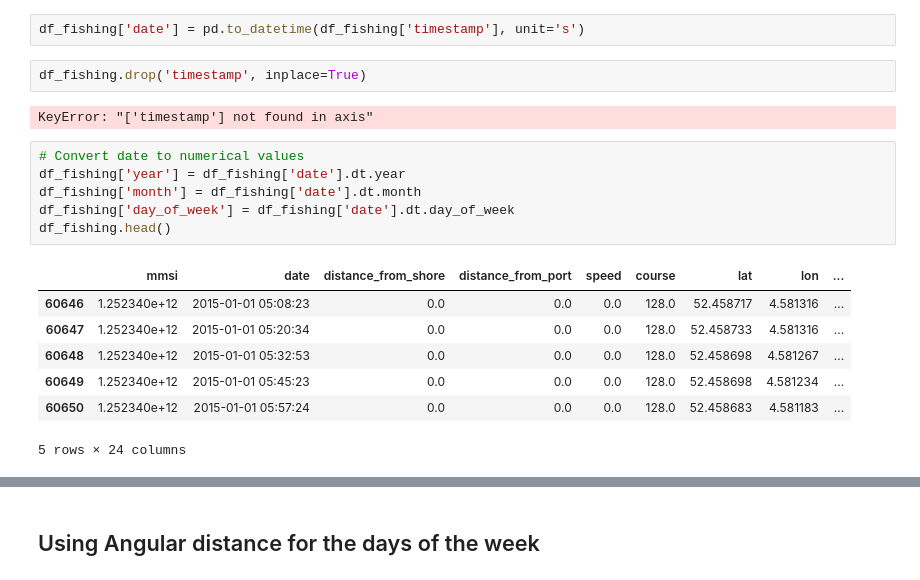
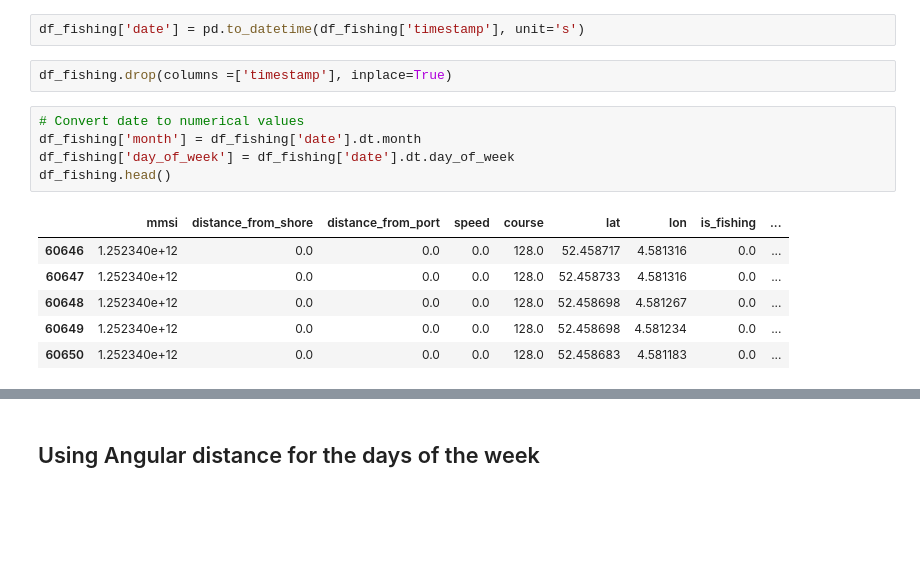
Before and after one commit to DukeDucray/fishing_classification, a Jupyter notebook: notebook/classification.ipynb, the cells around one changed output, grey strips where cells are left out. Cells and saved outputs as stored; diff of their text form; blank space fills up the shorter version.

Commit message:
Clean up classification fishing

```diff
--- a/notebook/classification.ipynb
+++ b/notebook/classification.ipynb
@@ -110,20 +110,16 @@ df_fishing.head()
 # %%
 df_fishing['date'] = pd.to_datetime(df_fishing['timestamp'], unit='s')
 # %%
-df_fishing.drop('timestamp', inplace=True)
+df_fishing.drop(columns =['timestamp'], inplace=True)
-# %% [output]
-KeyError: "['timestamp'] not found in axis"
 # %%
 # Convert date to numerical values
-df_fishing['year'] = df_fishing['date'].dt.year
 df_fishing['month'] = df_fishing['date'].dt.month
 df_fishing['day_of_week'] = df_fishing['date'].dt.day_of_week
 df_fishing.head()
 # %% [output]
-|  | mmsi | date | distance_from_shore | distance_from_port | speed | course | lat | lon | ... |
-| 60646 | 1.252340e+12 | 2015-01-01 05:08:23 | 0.0 | 0.0 | 0.0 | 128.0 | 52.458717 | 4.581316 | ... |
-| 60647 | 1.252340e+12 | 2015-01-01 05:20:34 | 0.0 | 0.0 | 0.0 | 128.0 | 52.458733 | 4.581316 | ... |
-| 60648 | 1.252340e+12 | 2015-01-01 05:32:53 | 0.0 | 0.0 | 0.0 | 128.0 | 52.458698 | 4.581267 | ... |
-| 60649 | 1.252340e+12 | 2015-01-01 05:45:23 | 0.0 | 0.0 | 0.0 | 128.0 | 52.458698 | 4.581234 | ... |
-| 60650 | 1.252340e+12 | 2015-01-01 05:57:24 | 0.0 | 0.0 | 0.0 | 128.0 | 52.458683 | 4.581183 | ... |
+|  | mmsi | distance_from_shore | distance_from_port | speed | course | lat | lon | is_fishing | ... |
+| 60646 | 1.252340e+12 | 0.0 | 0.0 | 0.0 | 128.0 | 52.458717 | 4.581316 | 0.0 | ... |
+| 60647 | 1.252340e+12 | 0.0 | 0.0 | 0.0 | 128.0 | 52.458733 | 4.581316 | 0.0 | ... |
+| 60648 | 1.252340e+12 | 0.0 | 0.0 | 0.0 | 128.0 | 52.458698 | 4.581267 | 0.0 | ... |
+| 60649 | 1.252340e+12 | 0.0 | 0.0 | 0.0 | 128.0 | 52.458698 | 4.581234 | 0.0 | ... |
+| 60650 | 1.252340e+12 | 0.0 | 0.0 | 0.0 | 128.0 | 52.458683 | 4.581183 | 0.0 | ... |
-5 rows × 24 columns
```
Also changed, not shown: parts of 27 cells of this notebook, 2 other files.
